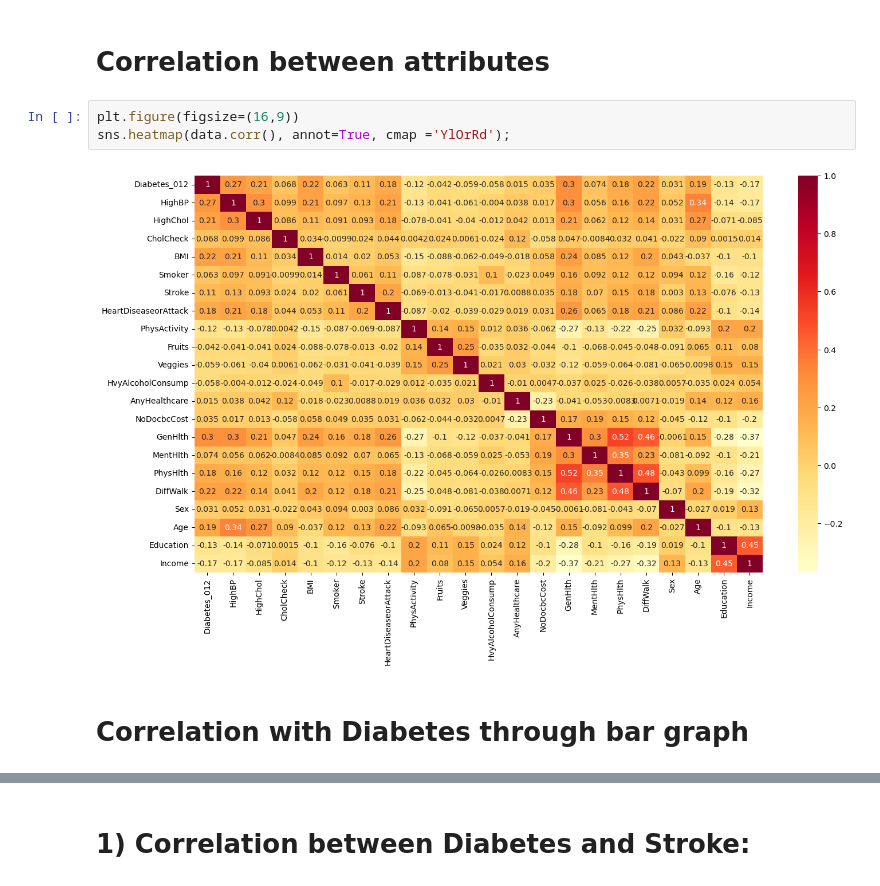
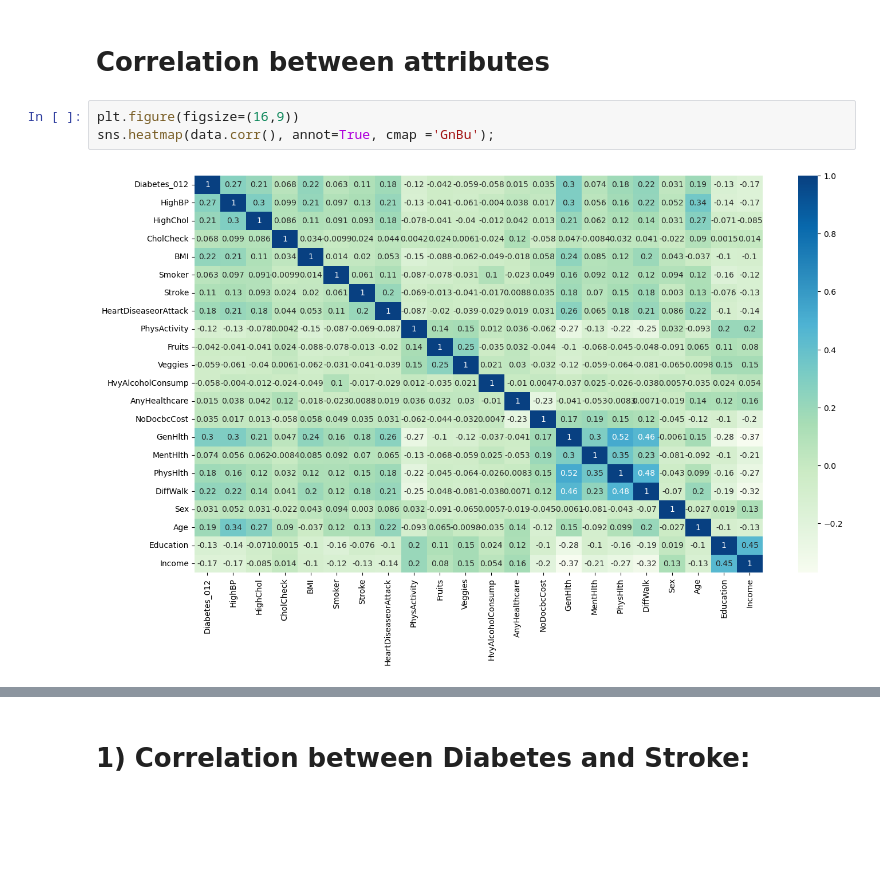
Before and after one commit to mpond1997/Disease-Prediction-Machine-Learning-, a Jupyter notebook: Statistical study/Predict diabe2.ipynb, the cells around one changed output, grey strips where cells are left out. Drawn from its saved outputs; the diff is of its cells as text; blank space fills up the shorter version.

```diff
--- a/Statistical study/Predict diabe2.ipynb
+++ b/Statistical study/Predict diabe2.ipynb
@@ -70,8 +70,6 @@ plt.show()
 # Correlation between attributes
 # %%
 plt.figure(figsize=(16,9))
-sns.heatmap(data.corr(), annot=True, cmap ='YlOrRd');
+sns.heatmap(data.corr(), annot=True, cmap ='GnBu');
 # %% [output]
-[figure, old version]
+[figure, new version]
-# %% [markdown]
-# Correlation with Diabetes through bar graph
```
Also changed, not shown: parts of 15 cells of this notebook.
